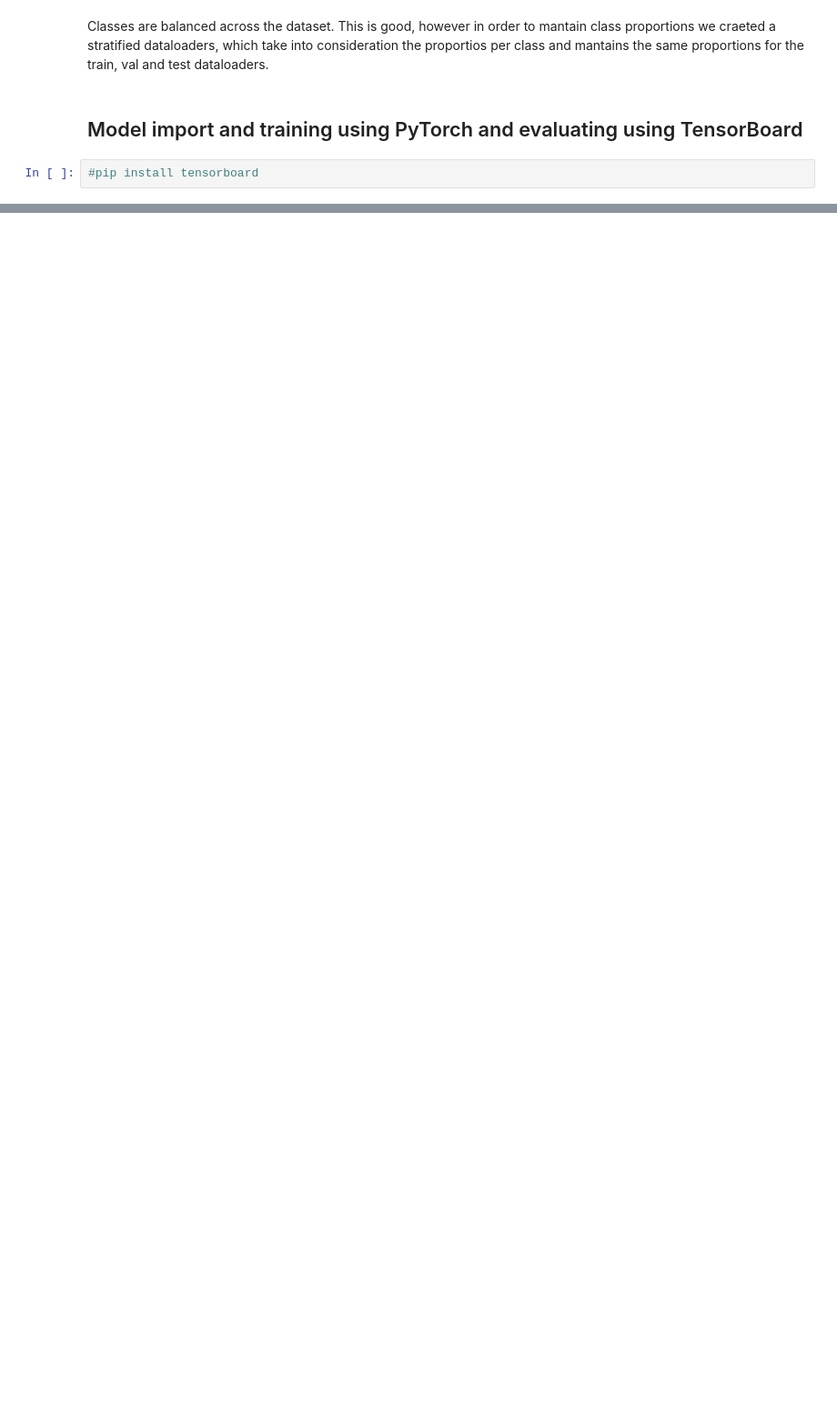
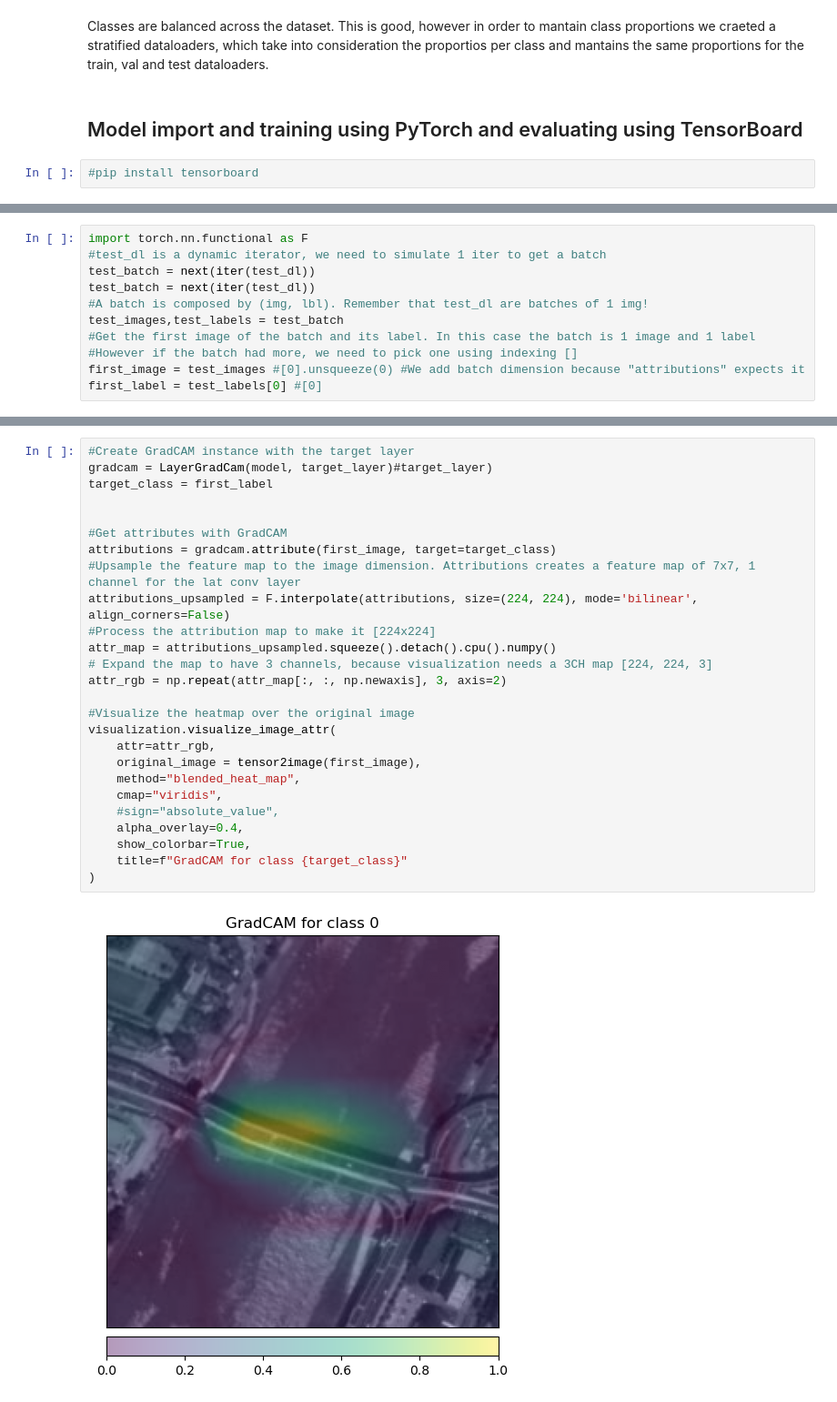
Before and after one commit to eduardo-lezama/City-Scene-Classifier, a Jupyter notebook: city_image_classifier.ipynb, the cells around one changed output, grey strips where cells are left out. Shown at 91% size. Saved outputs shown, nothing was run; the diff lists cells and outputs as text; blank space fills up the shorter version.

Commit message:
Added GradCAM visualization and function using cv2

```diff
--- a/city_image_classifier.ipynb
+++ b/city_image_classifier.ipynb
@@ -444,0 +457,11 @@ writer.close()
+# %%
+import torch.nn.functional as F
+#test_dl is a dynamic iterator, we need to simulate 1 iter to get a batch
+test_batch = next(iter(test_dl))
+test_batch = next(iter(test_dl))
+#A batch is composed by (img, lbl). Remember that test_dl are batches of 1 img!
+test_images,test_labels = test_batch
+#Get the first image of the batch and its label. In this case the batch is 1 image and 1 label
+#However if the batch had more, we need to pick one using indexing []
+first_image = test_images #[0].unsqueeze(0) #We add batch dimension because "attributions" expects it
+first_label = test_labels[0] #[0]
@@ -444,0 +470,28 @@ writer.close()
+# %%
+#Create GradCAM instance with the target layer
+gradcam = LayerGradCam(model, target_layer)#target_layer)
+target_class = first_label
+
+
+#Get attributes with GradCAM
+attributions = gradcam.attribute(first_image, target=target_class)
+#Upsample the feature map to the image dimension. Attributions creates a feature map of 7x7, 1 channel for the lat conv layer
+attributions_upsampled = F.interpolate(attributions, size=(224, 224), mode='bilinear', align_corners=False)
+#Process the attribution map to make it [224x224]
+attr_map = attributions_upsampled.squeeze().detach().cpu().numpy()
+# Expand the map to have 3 channels, because visualization needs a 3CH map [224, 224, 3]
+attr_rgb = np.repeat(attr_map[:, :, np.newaxis], 3, axis=2)
+
+#Visualize the heatmap over the original image
+visualization.visualize_image_attr(
+    attr=attr_rgb,
+    original_image = tensor2image(first_image),
+    method="blended_heat_map",
+    cmap="viridis",
+    #sign="absolute_value",
+    alpha_overlay=0.4,
+    show_colorbar=True,
+    title=f"GradCAM for class {target_class}"
+)
+# %% [output]
+[figure, added]
```
Also changed, not shown: parts of 12 cells of this notebook.
